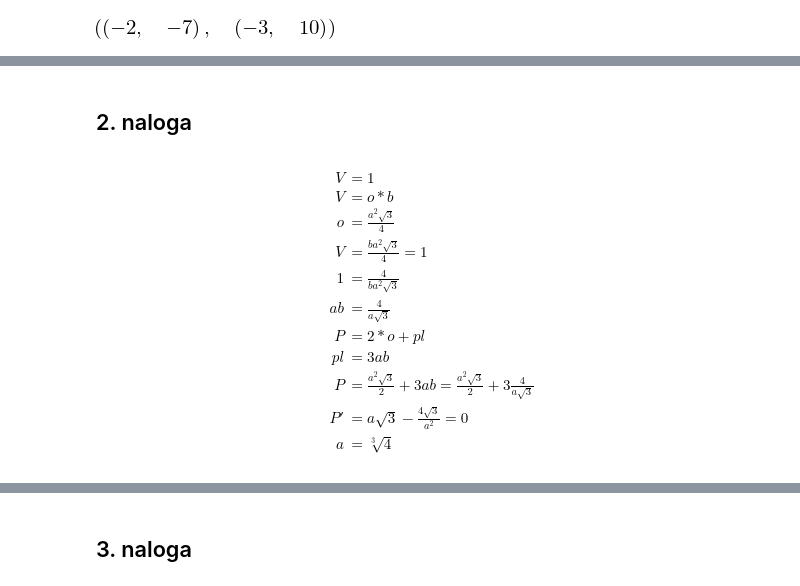
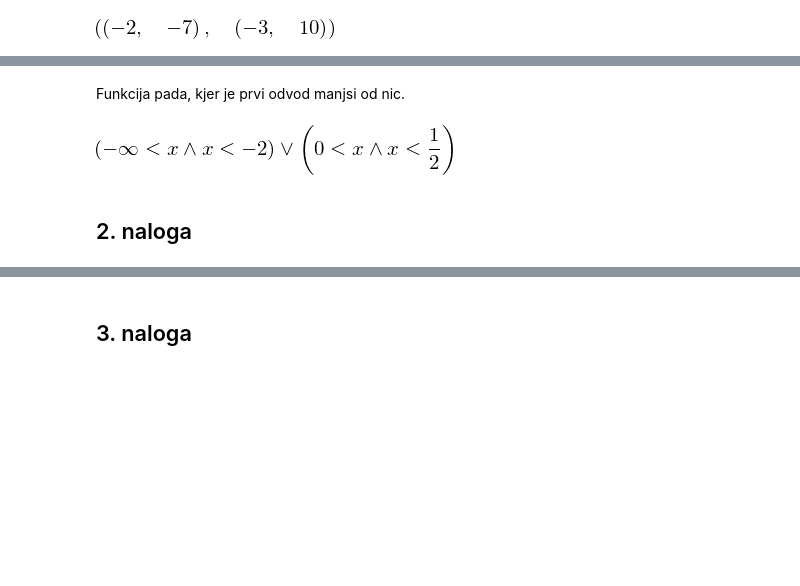
Before and after one commit to mrcinv/matpy, a Jupyter notebook: oma/kolokviji/OMA, 2. kolokvij, 2011_2012.ipynb, the cells around one changed output, grey strips where cells are left out. Drawn from its saved outputs; the diff is of its cells as text; code cells hidden in the pictures; blank space fills up the shorter version.

```diff
--- a/oma/kolokviji/OMA, 2. kolokvij, 2011_2012.ipynb
+++ b/oma/kolokviji/OMA, 2. kolokvij, 2011_2012.ipynb
@@ -47,18 +57,8 @@ AttributeError: 'module' object has no attribute 'inequalities'
+# %% [markdown]
+Funkcija pada, kjer je prvi odvod manjsi od nic.
+# %%
+sympy.solvers.reduce_inequalities([f(x).diff(x) < 0])
+# %% [output]
+[figure, added]
 # %% [markdown]
 ## 2. naloga
-# %% [markdown]
-$$
-\begin{align}
-V & = 1 \\
-V & = o * b \\
-o & = \frac{a^2 \sqrt{3}}{4} \\
-V & = \frac{b a^2 \sqrt{3}}{4} = 1 \\
-1 &= \frac{4}{b a^2 \sqrt{3}} \\
-ab &= \frac{4}{a \sqrt{3}} \\
-P & = 2*o + pl \\
-pl & = 3ab \\
-P & = \frac{a^2 \sqrt{3}}{2}  + 3ab =  \frac{a^2 \sqrt{3}}{2}  + 3\frac{4}{a \sqrt{3}} \\
-P' & = a\sqrt{3} - \frac{4\sqrt{3}}{a^2} = 0 \\
-a & = \sqrt[3]{4}
-\end{align}
-$$
```
Also changed, not shown: parts of 39 cells of this notebook, 2 other files.
